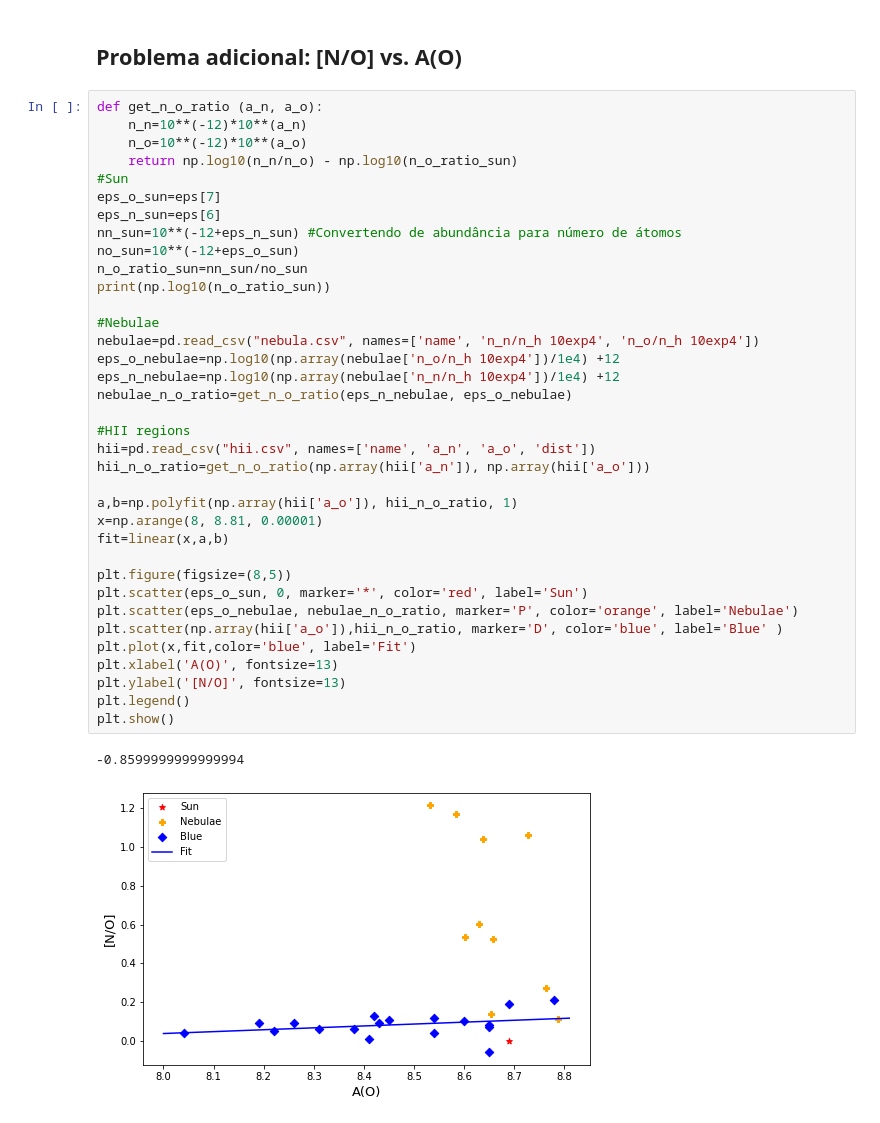
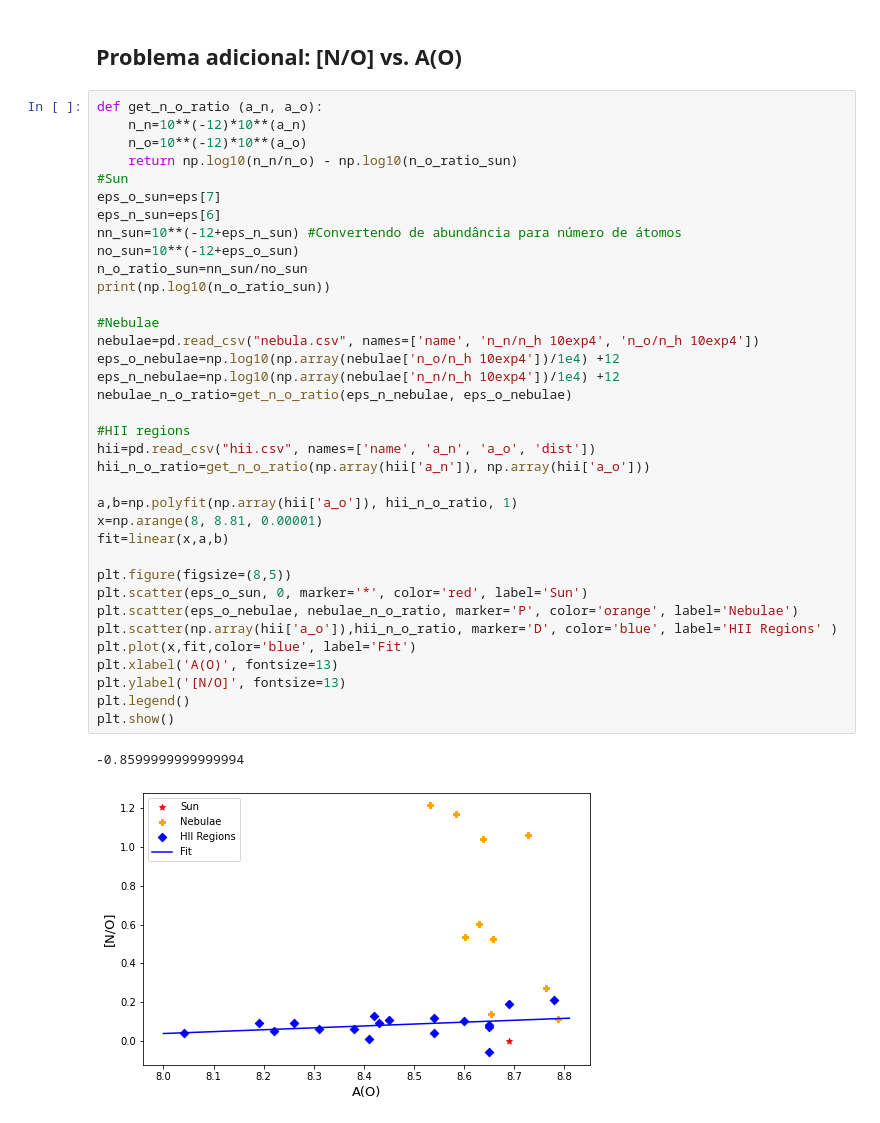
Before and after one commit to migueldeloreto/evolucao-quimica, a Jupyter notebook: atividade1/tarefa_1_evolucao.ipynb, the cells around one changed output. Cells and saved outputs as stored; diff of their text form.

```diff
--- a/atividade1/tarefa_1_evolucao.ipynb
+++ b/atividade1/tarefa_1_evolucao.ipynb
@@ -309,32 +309,32 @@ eps_o_sun=eps[7]
 eps_n_sun=eps[6]
 nn_sun=10**(-12+eps_n_sun) #Convertendo de abundância para número de átomos
 no_sun=10**(-12+eps_o_sun)
 n_o_ratio_sun=nn_sun/no_sun
 print(np.log10(n_o_ratio_sun))
 
 #Nebulae
 nebulae=pd.read_csv("nebula.csv", names=['name', 'n_n/n_h 10exp4', 'n_o/n_h 10exp4'])
 eps_o_nebulae=np.log10(np.array(nebulae['n_o/n_h 10exp4'])/1e4) +12
 eps_n_nebulae=np.log10(np.array(nebulae['n_n/n_h 10exp4'])/1e4) +12
 nebulae_n_o_ratio=get_n_o_ratio(eps_n_nebulae, eps_o_nebulae)
 
 #HII regions
 hii=pd.read_csv("hii.csv", names=['name', 'a_n', 'a_o', 'dist'])
 hii_n_o_ratio=get_n_o_ratio(np.array(hii['a_n']), np.array(hii['a_o']))
 
 a,b=np.polyfit(np.array(hii['a_o']), hii_n_o_ratio, 1)
 x=np.arange(8, 8.81, 0.00001)
 fit=linear(x,a,b)
 
 plt.figure(figsize=(8,5))
 plt.scatter(eps_o_sun, 0, marker='*', color='red', label='Sun')
 plt.scatter(eps_o_nebulae, nebulae_n_o_ratio, marker='P', color='orange', label='Nebulae')
-plt.scatter(np.array(hii['a_o']),hii_n_o_ratio, marker='D', color='blue', label='Blue' )
+plt.scatter(np.array(hii['a_o']),hii_n_o_ratio, marker='D', color='blue', label='HII Regions' )
 plt.plot(x,fit,color='blue', label='Fit')
 plt.xlabel('A(O)', fontsize=13)
 plt.ylabel('[N/O]', fontsize=13)
 plt.legend()
 plt.show()
 # %% [output]
 -0.8599999999999994
-[figure, old version]
+[figure, new version]
```
Also changed, not shown: parts of 3 cells of this notebook, 2 other files.
